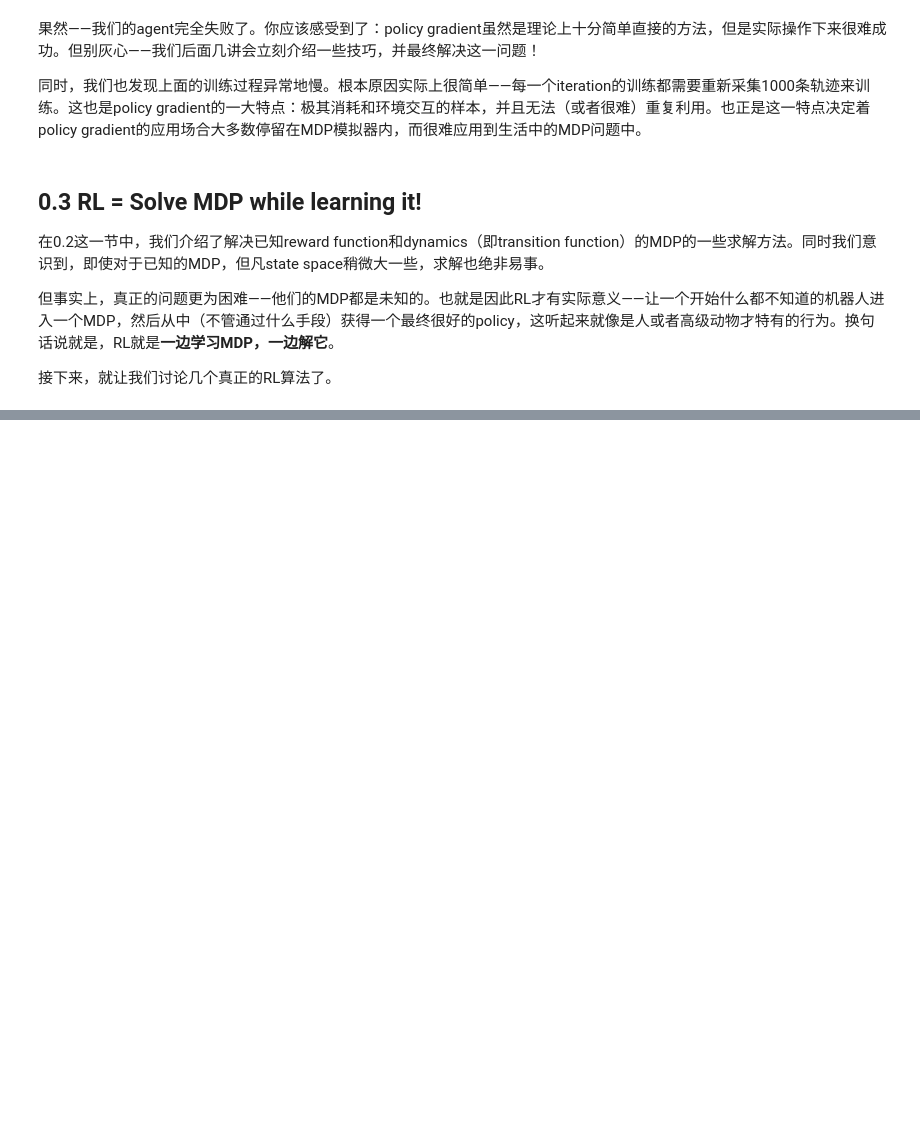
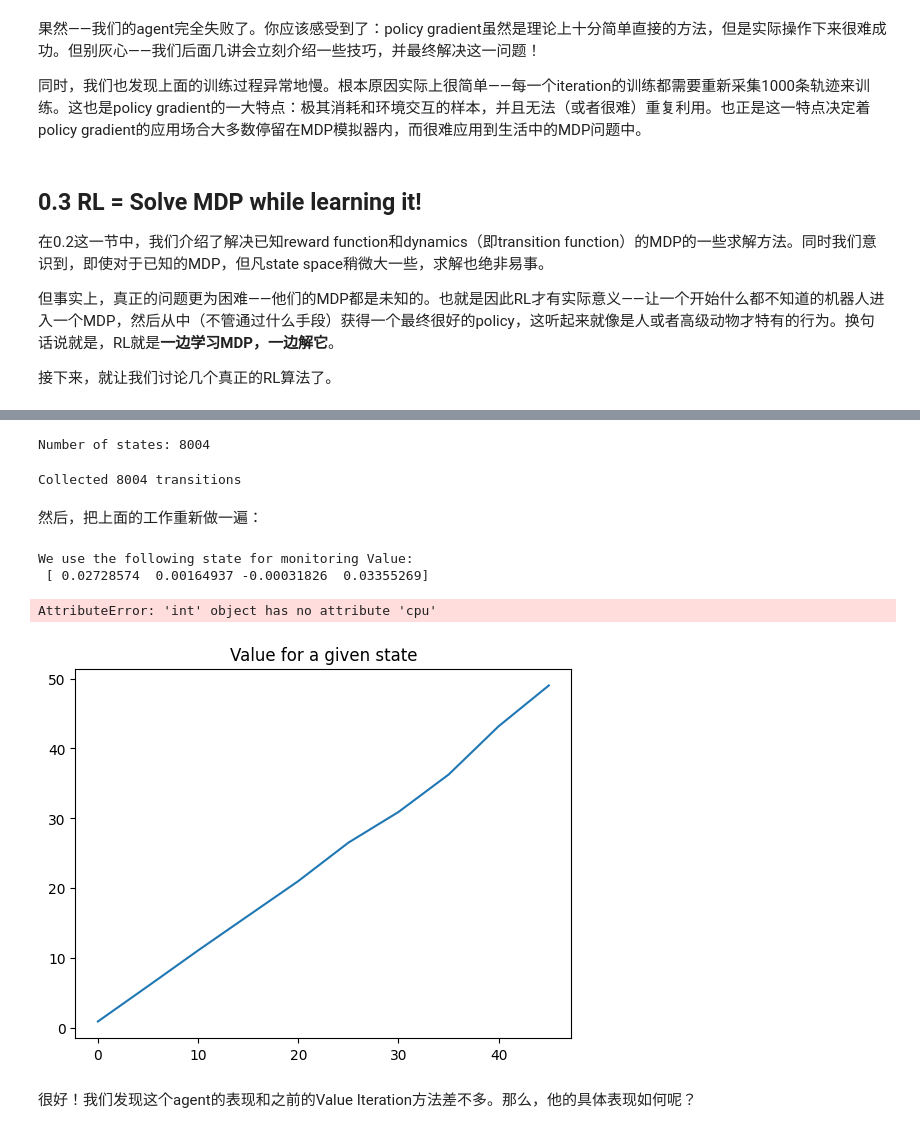
Before and after one commit to Hidden-Hyperparameter/RL-notes, a Jupyter notebook: tutorials/0-intro.ipynb, the cells around one changed output, grey strips where cells are left out. Cells and saved outputs as stored; diff of their text form; code cells hidden in the pictures; blank space fills up the shorter version.

```diff
--- a/tutorials/0-intro.ipynb
+++ b/tutorials/0-intro.ipynb
@@ -1629,0 +1368,10 @@ plt.show()
+# %%
+transitions = []
+for state in states:
+    out = []
+    for action in [0,1]:
+        next_state,reward,terminated,truncated,_ = env.step_from_state(np.array(state),action)
+        out.append((action,next_state,reward,terminated or truncated))
+    transitions.append((state,out))
+
+print('Collected',len(transitions),'transitions')
@@ -1629,0 +1407,20 @@ plt.show()
+# %%
+@torch.no_grad()
+def get_dataloader(net:ValueNet):
+    dataset = []
+    for state,out in transitions:
+        targets = []
+        for action,next_state,reward,done in out:
+            target = torch.tensor(reward,dtype=torch.float).to(device).reshape(1)
+            if not done:
+                if not isinstance(next_state,torch.Tensor):
+                    next_state = torch.tensor(next_state,dtype=torch.float).to(device)
+                target += net(next_state)
+            targets.append(target)
+        dataset.append((state,torch.stack(targets).max(dim=0)[0]))
+
+    return DataLoader(dataset=dataset,batch_size=32,shuffle=True,
+                      collate_fn=lambda datas:{
+                          'states':torch.from_numpy(np.stack([data[0] for data in datas])).float().to(device),
+                            'targets':torch.stack([data[1] for data in datas],dim=0).to(device)
+    })
@@ -1629,0 +1684,24 @@ plt.show()
+# %%
+states = torch.cat([item['states'] for item in dl],dim=0)
+states = [states[i] for i in range(states.shape[0])]
+print('Number of states:',len(states))
+# %% [output]
+Number of states: 8004
+# %%
+transitions = []
+for state in states:
+    out = []
+    actions = torch.tensor([0,1],dtype=torch.float).to(device)
+    for action in [0,1]:
+        # sample from our dynamic model
+        terminated_distr,next_distr = dynamic_model(state,torch.tensor(action,dtype=torch.float).to(device))
+        terminated = terminated_distr.sample().cpu().item()
+        next_state = next_distr.sample()
+        out.append((action,next_state,reward,terminated))
+    transitions.append((state,out))
+
+print('Collected',len(transitions),'transitions')
+# %% [output]
+Collected 8004 transitions
+# %% [markdown]
+然后，把上面的工作重新做一遍：
@@ -1629,0 +1741,21 @@ plt.show()
+# %%
+net = ValueNet().to(device)
+target_net = ValueNet().to(device).requires_grad_(False)
+target_net.load_state_dict(net.state_dict())
+ALPHA = 0.2
+optimizer = torch.optim.Adam(net.parameters(),lr=1e-3)
+
+specific_values = train()
+# %% [output]
+We use the following state for monitoring Value:
+ [ 0.02728574  0.00164937 -0.00031826  0.03355269]
+AttributeError: 'int' object has no attribute 'cpu'
+# %%
+import matplotlib.pyplot as plt
+plt.plot([x[0] * 5 for x in enumerate(specific_values)],specific_values)
+plt.title('Value for a given state')
+plt.show()
+# %% [output]
+[figure, added]
+# %% [markdown]
+很好！我们发现这个agent的表现和之前的Value Iteration方法差不多。那么，他的具体表现如何呢？
```
Also changed, not shown: parts of 51 cells of this notebook, 2 other files.
